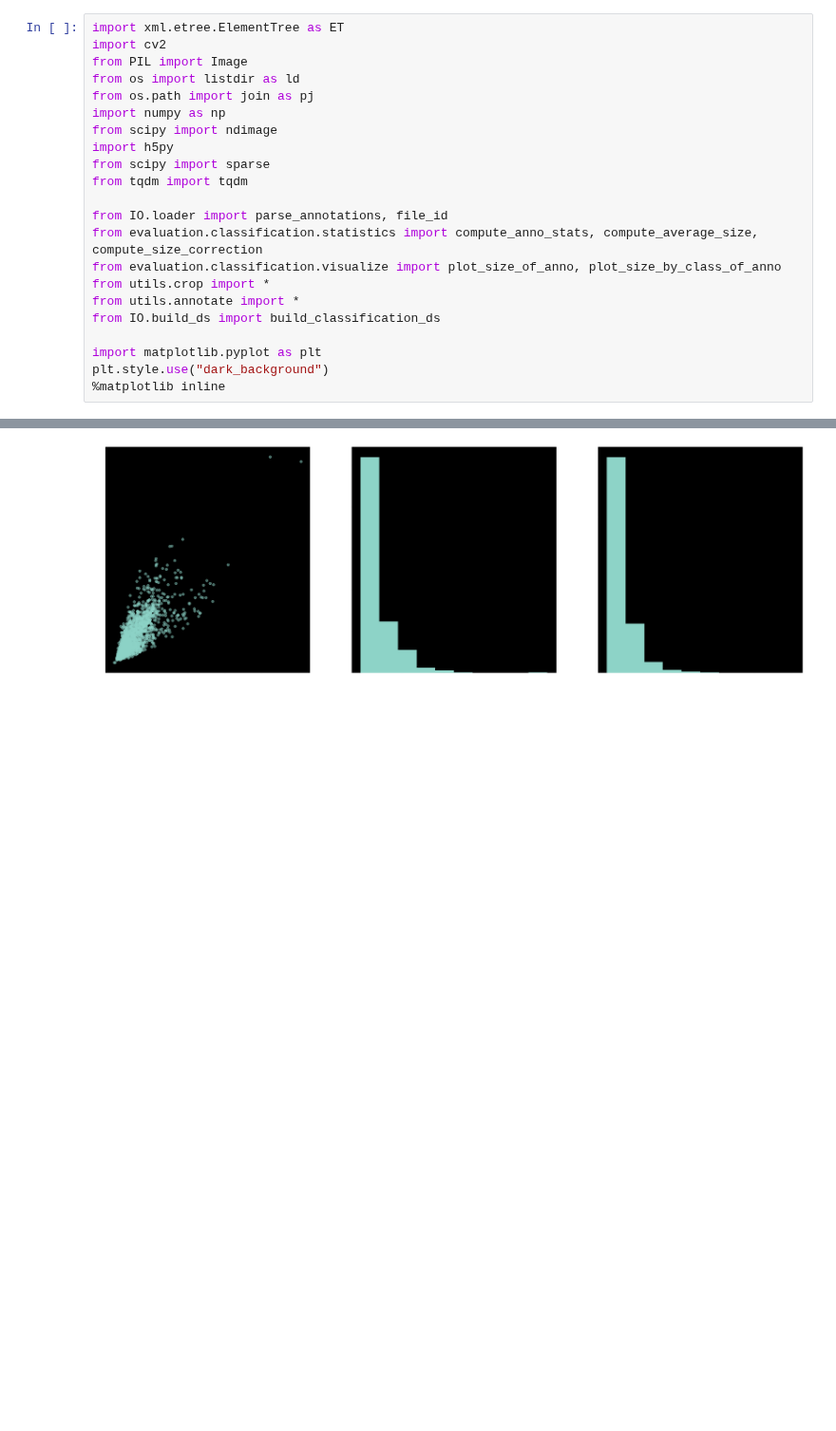
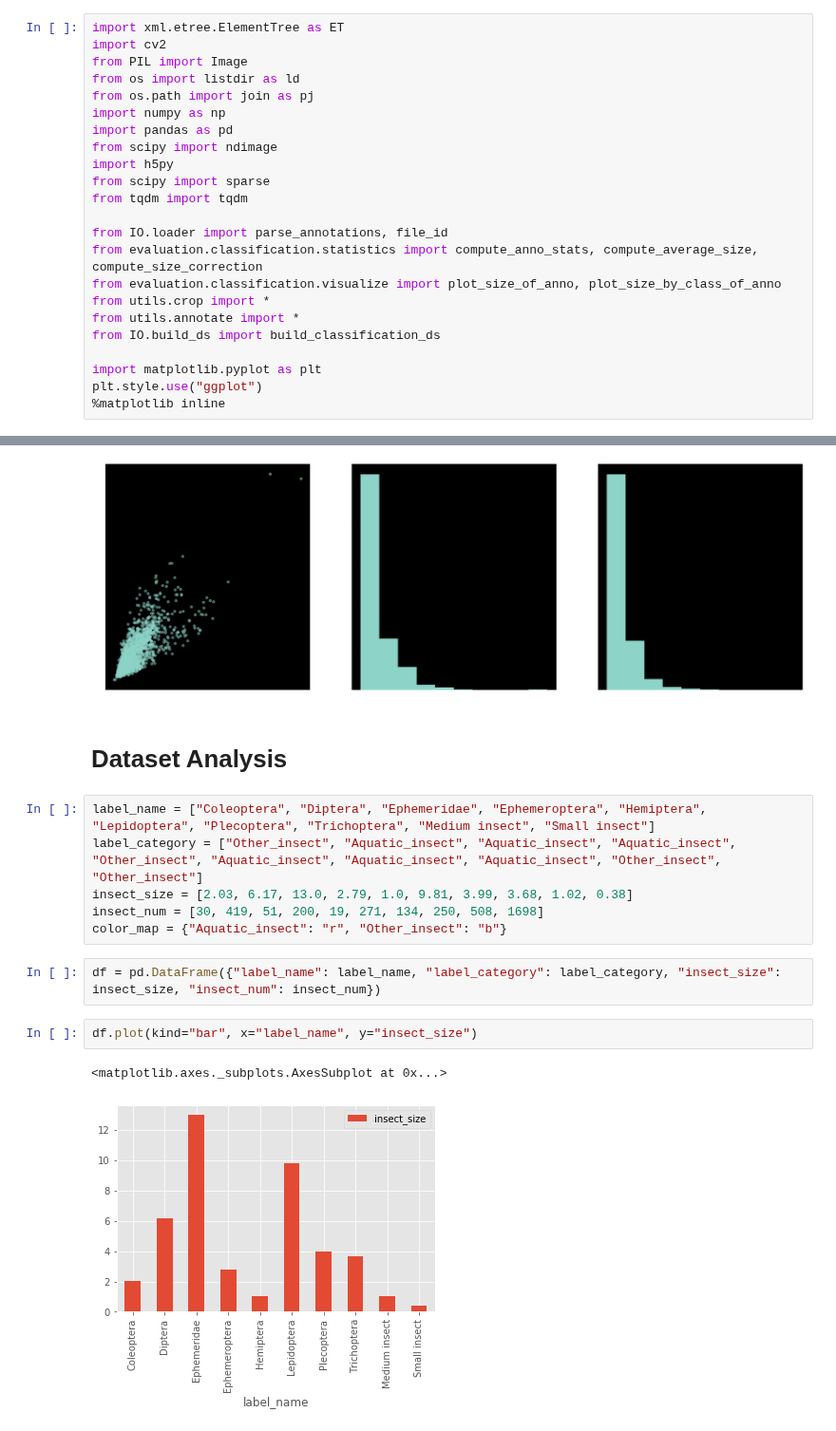
Before and after one commit to keiiti975/Insect_Phenology_Detector, a Jupyter notebook: result/classification/visualize_annotation/visualize_annotation.ipynb, the cells around one changed output, grey strips where cells are left out. Shown at 95% size. Drawn from its saved outputs; the diff is of its cells as text; blank space fills up the shorter version.

Commit message:
add dataset analysis and ilsvrc2012 analysis

```diff
--- a/result/classification/visualize_annotation/visualize_annotation.ipynb
+++ b/result/classification/visualize_annotation/visualize_annotation.ipynb
@@ -5,6 +5,7 @@ from PIL import Image
 from os import listdir as ld
 from os.path import join as pj
 import numpy as np
+import pandas as pd
 from scipy import ndimage
 import h5py
 from scipy import sparse
@@ -18,7 +19,7 @@ from utils.annotate import *
 from IO.build_ds import build_classification_ds
 
 import matplotlib.pyplot as plt
-plt.style.use("dark_background")
+plt.style.use("ggplot")
 %matplotlib inline
 # %% [raw]
 Number of annotated pictures = 73
@@ -68,3 +69,18 @@ plot_size_by_class_of_anno(H,W,C)
 plot_size_of_anno(W,H)
 # %% [output]
 [figure]
+# %% [markdown]
+# Dataset Analysis
+# %%
+label_name = ["Coleoptera", "Diptera", "Ephemeridae", "Ephemeroptera", "Hemiptera", "Lepidoptera", "Plecoptera", "Trichoptera", "Medium insect", "Small insect"]
+label_category = ["Other_insect", "Aquatic_insect", "Aquatic_insect", "Aquatic_insect", "Other_insect", "Aquatic_insect", "Aquatic_insect", "Aquatic_insect", "Other_insect", "Other_insect"]
+insect_size = [2.03, 6.17, 13.0, 2.79, 1.0, 9.81, 3.99, 3.68, 1.02, 0.38]
+insect_num = [30, 419, 51, 200, 19, 271, 134, 250, 508, 1698]
+color_map = {"Aquatic_insect": "r", "Other_insect": "b"}
+# %%
+df = pd.DataFrame({"label_name": label_name, "label_category": label_category, "insect_size": insect_size, "insect_num": insect_num})
+# %%
+df.plot(kind="bar", x="label_name", y="insect_size")
+# %% [output]
+<matplotlib.axes._subplots.AxesSubplot at 0x...>
+[figure, added]
```
Also changed, not shown: parts of 12 cells of this notebook, 5 other files.
